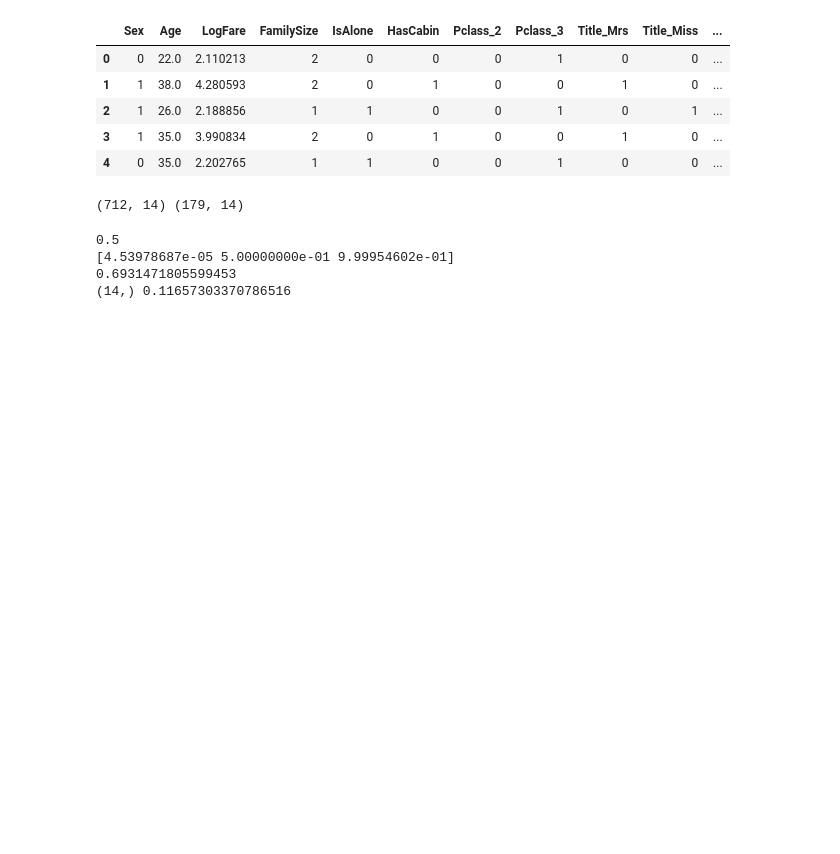
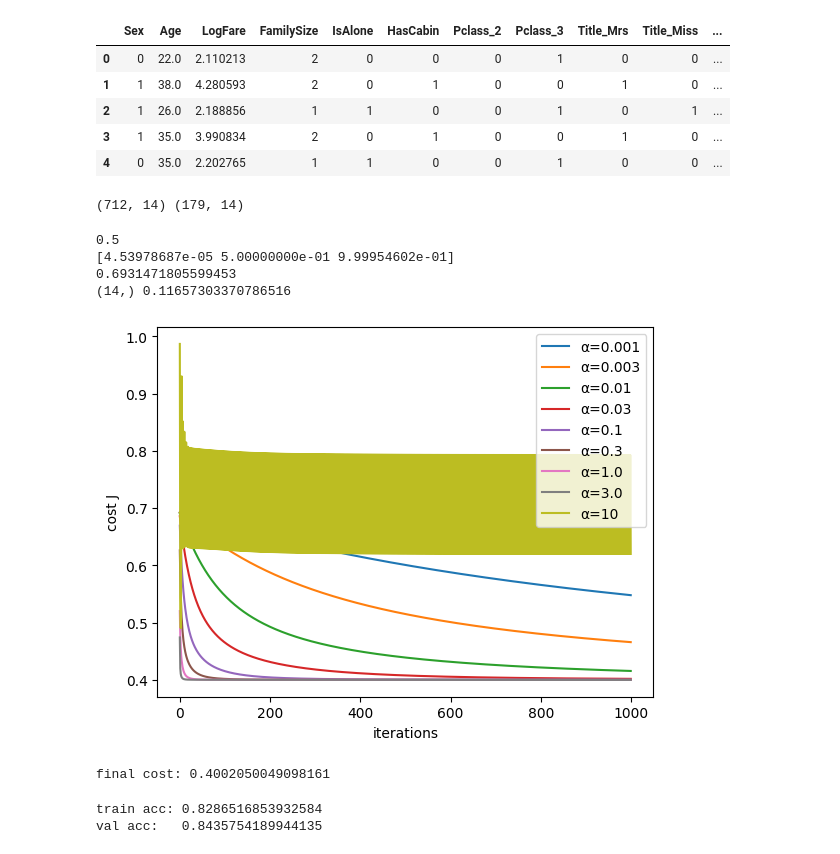
Before and after one commit to SharmaHridya/Titanic-survival-prediction, a Jupyter notebook: titanic.ipynb, the cells around one changed output. Saved outputs shown, nothing was run; the diff lists cells and outputs as text; code cells hidden in the pictures; blank space fills up the shorter version.

```diff
--- a/titanic.ipynb
+++ b/titanic.ipynb
@@ -213,7 +213,7 @@ def gradient_descent(X, y, w, b, alpha, num_iters, lambda_=0.0):
 
         J_history.append(compute_cost(X, y, w, b, lambda_))
 
-    return w, b, J_historyv
+    return w, b, J_history
 
 def predict(X, w, b, threshold=0.5):
     probabilities = sigmoid(X @ w + b)
@@ -232,3 +232,25 @@ print(dw.shape, db)
 [4.53978687e-05 5.00000000e-01 9.99954602e-01]
 0.6931471805599453
 (14,) 0.11657303370786516
+# %%
+for alpha in [0.001, 0.003, 0.01, 0.03, 0.1, 0.3, 1.0,3.0,10]:
+    w, b, J = gradient_descent(X_tr_s, y_tr, np.zeros(n), 0.0, alpha, 1000)
+    plt.plot(J, label=f"α={alpha}")
+plt.xlabel("iterations"); plt.ylabel("cost J"); plt.legend(); plt.show()
+# %% [output]
+[figure, added]
+# %%
+alpha = 0.1
+w, b, J = gradient_descent(X_tr_s, y_tr, np.zeros(n), 0.0, alpha, 3000)
+print("final cost:", J[-1])
+# %% [output]
+final cost: 0.4002050049098161
+# %%
+def accuracy(y_true, y_pred):
+    return (y_true == y_pred).mean()
+
+print("train acc:", accuracy(y_tr,  predict(X_tr_s,  w, b)))
+print("val acc:  ", accuracy(y_val, predict(X_val_s, w, b)))
+# %% [output]
+train acc: 0.8286516853932584
+val acc:   0.8435754189944135
```
Also changed, not shown: parts of 12 cells of this notebook, 1 other file.
